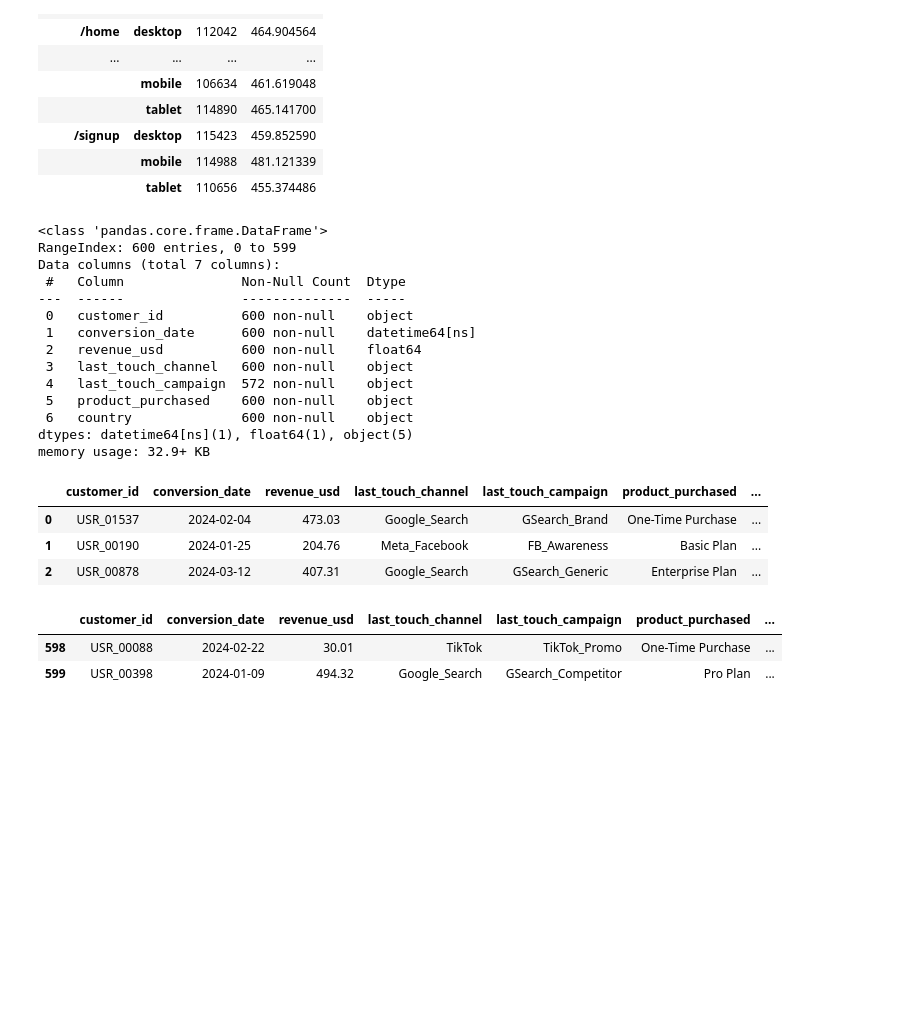
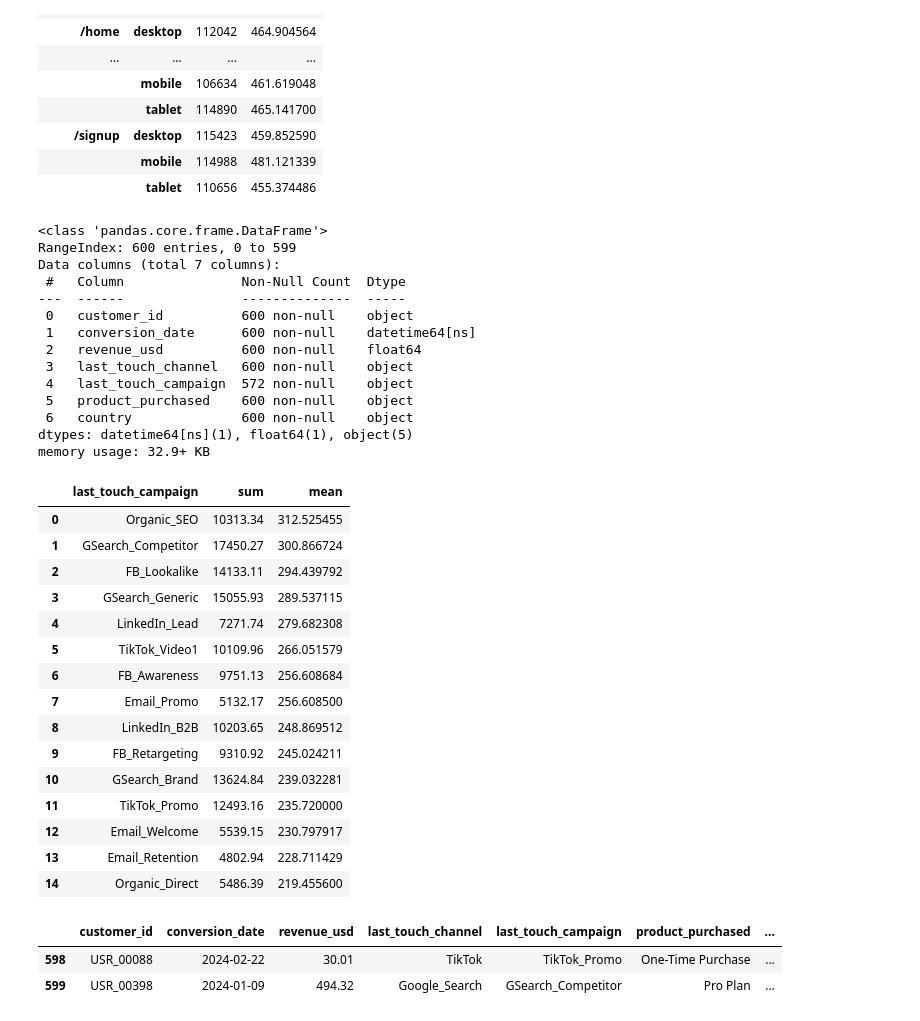
Before and after one commit to banerjee109/Infotact-Data-Team-2, a Jupyter notebook: Assignmenet_1_Roughbook.ipynb, the cells around one changed output. Cells and saved outputs as stored; diff of their text form; code cells hidden in the pictures; blank space fills up the shorter version.

Commit message:
Extracted sum and mean revenue earned from last touch campaigns and sorted  from highest to lowest by mean reveune earned from unique campaign

```diff
--- a/Assignmenet_1_Roughbook.ipynb
+++ b/Assignmenet_1_Roughbook.ipynb
@@ -438,37 +438,50 @@ crm_df.groupby("product_purchased")["revenue_usd"].sum().sort_values(ascending=F
 rev =crm_df["revenue_usd"].sum()
 prod =crm_df["product_purchased"].count()
 b=rev/prod
 crm_df["product_purchased"].isna().sum()
 b
 crm_df.head()
 crm_df.groupby("last_touch_channel")["revenue_usd"].sum().sort_values(ascending=False)
 crm_df["conversion_date"]=pd.to_datetime(crm_df["conversion_date"])
 crm_df.info()
 crm_df["conversion_month"]=crm_df["conversion_date"].dt.month
 crm_df.groupby("conversion_month")["revenue_usd"].sum().sort_values(ascending=False)
 crm_df["conversion_day"]=crm_df["conversion_date"].dt.day_name()
 crm_df["conversion_day"]
 crm_df.groupby(["conversion_day","product_purchased"])["revenue_usd"].sum().sort_values(ascending=False).reset_index()
 crm_df.head(3)
+crm_df.groupby("last_touch_campaign")["revenue_usd"].agg(['sum','mean']).sort_values(by='mean', ascending=False).reset_index()
 # %% [output]
 <class 'pandas.core.frame.DataFrame'>
 RangeIndex: 600 entries, 0 to 599
 Data columns (total 7 columns):
  #   Column               Non-Null Count  Dtype
 ---  ------               --------------  -----
  0   customer_id          600 non-null    object
  1   conversion_date      600 non-null    datetime64[ns]
  2   revenue_usd          600 non-null    float64
  3   last_touch_channel   600 non-null    object
  4   last_touch_campaign  572 non-null    object
  5   product_purchased    600 non-null    object
  6   country              600 non-null    object
 dtypes: datetime64[ns](1), float64(1), object(5)
 memory usage: 32.9+ KB
-|  | customer_id | conversion_date | revenue_usd | last_touch_channel | last_touch_campaign | product_purchased | ... |
-| 0 | USR_01537 | 2024-02-04 | 473.03 | Google_Search | GSearch_Brand | One-Time Purchase | ... |
-| 1 | USR_00190 | 2024-01-25 | 204.76 | Meta_Facebook | FB_Awareness | Basic Plan | ... |
-| 2 | USR_00878 | 2024-03-12 | 407.31 | Google_Search | GSearch_Generic | Enterprise Plan | ... |
+|  | last_touch_campaign | sum | mean |
+| 0 | Organic_SEO | 10313.34 | 312.525455 |
+| 1 | GSearch_Competitor | 17450.27 | 300.866724 |
+| 2 | FB_Lookalike | 14133.11 | 294.439792 |
+| 3 | GSearch_Generic | 15055.93 | 289.537115 |
+| 4 | LinkedIn_Lead | 7271.74 | 279.682308 |
+| 5 | TikTok_Video1 | 10109.96 | 266.051579 |
+| 6 | FB_Awareness | 9751.13 | 256.608684 |
+| 7 | Email_Promo | 5132.17 | 256.608500 |
+| 8 | LinkedIn_B2B | 10203.65 | 248.869512 |
+| 9 | FB_Retargeting | 9310.92 | 245.024211 |
+| 10 | GSearch_Brand | 13624.84 | 239.032281 |
+| 11 | TikTok_Promo | 12493.16 | 235.720000 |
+| 12 | Email_Welcome | 5539.15 | 230.797917 |
+| 13 | Email_Retention | 4802.94 | 228.711429 |
+| 14 | Organic_Direct | 5486.39 | 219.455600 |
 # %%
 import pandas as pd
 crm_df = pd.read_csv("crm_conversion_data.csv")
```
